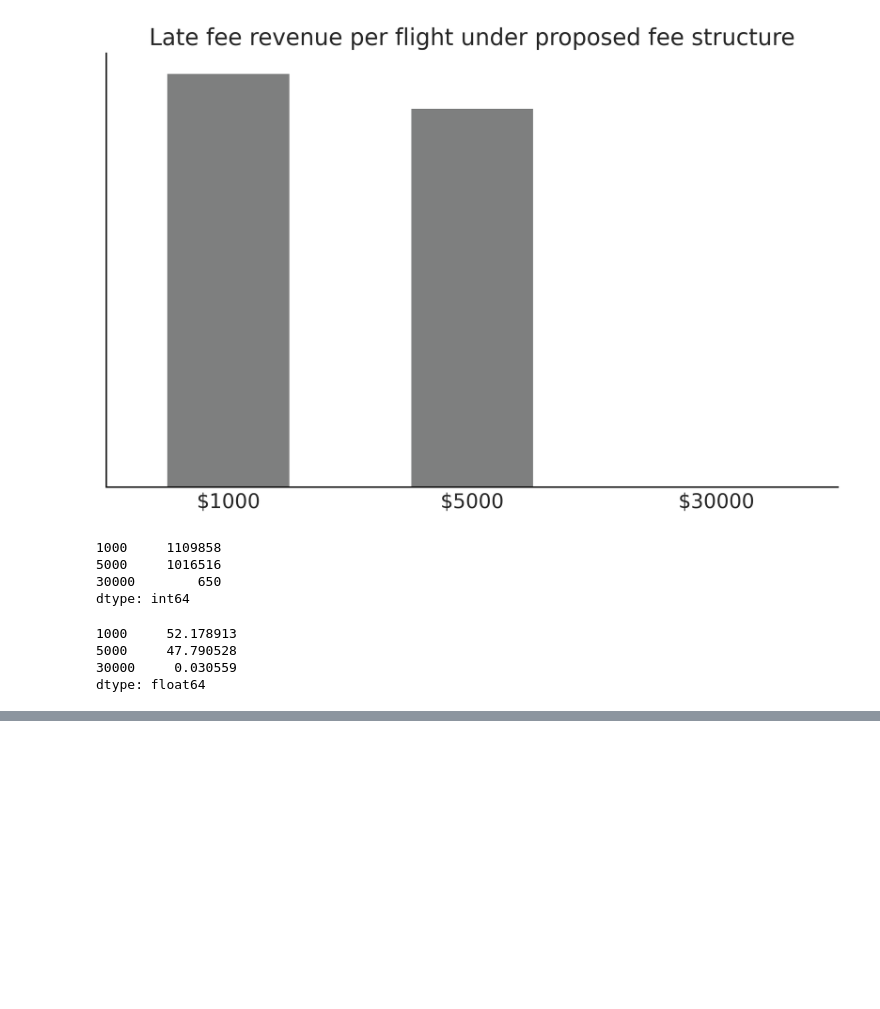
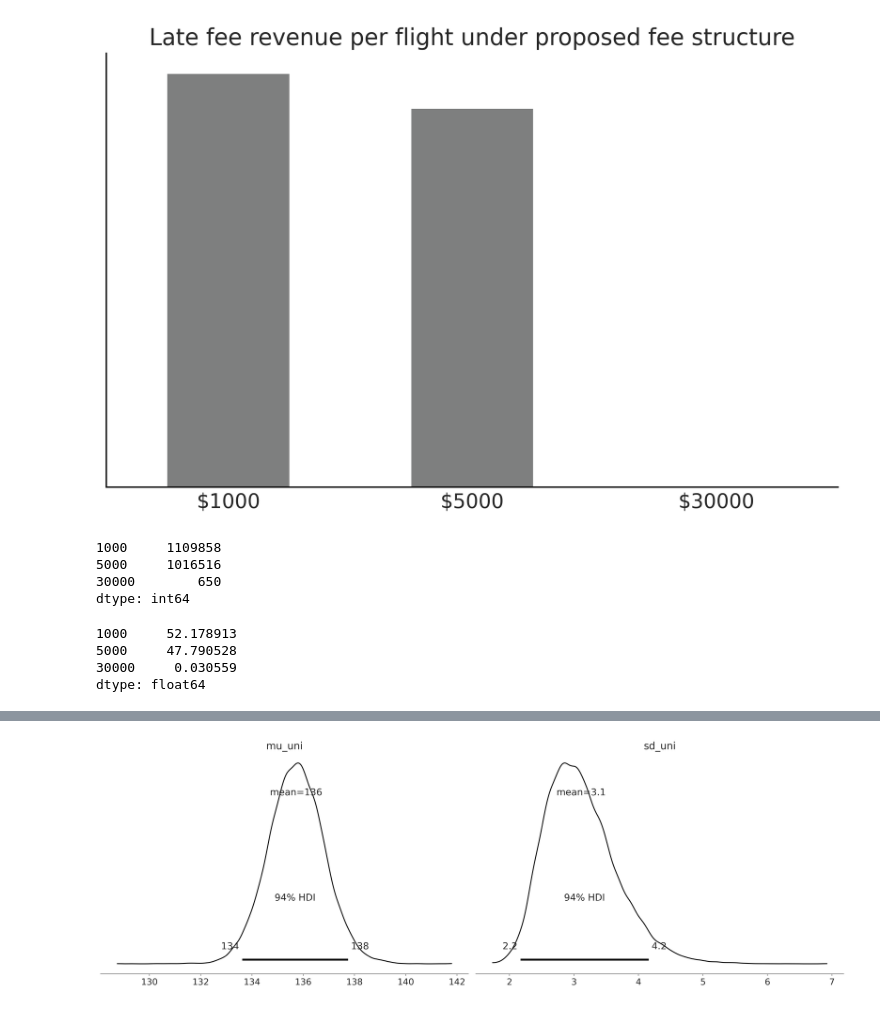
Before and after one commit to BayesianModelingandComputationInPython/BookCode_Edition1, a Jupyter notebook: notebooks/chp_09.ipynb, the cells around one changed output, grey strips where cells are left out. Cells and saved outputs as stored; diff of their text form; code cells hidden in the pictures; blank space fills up the shorter version.

```diff
--- a/notebooks/chp_09.ipynb
+++ b/notebooks/chp_09.ipynb
@@ -374,0 +409,5 @@ dtype: float64
+# %%
+az.plot_posterior(uni_data);
+plt.savefig("img/chp09/posterior_uni.png")
+# %% [output]
+[figure, added]
```
Also changed, not shown: parts of 8 cells of this notebook, 5 other files.
